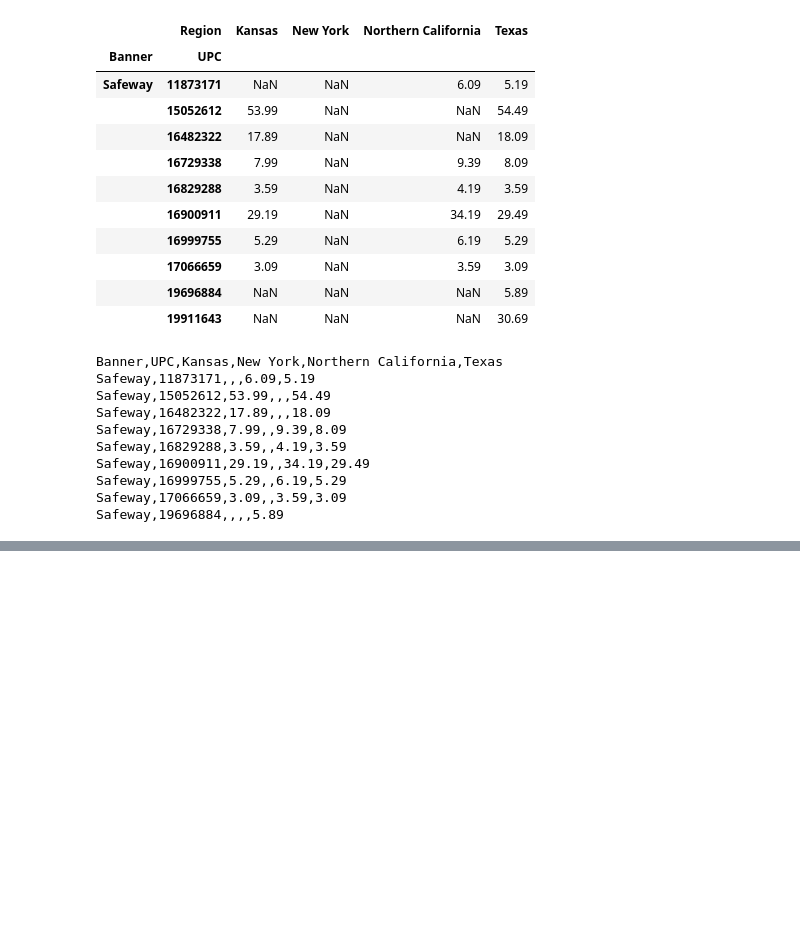
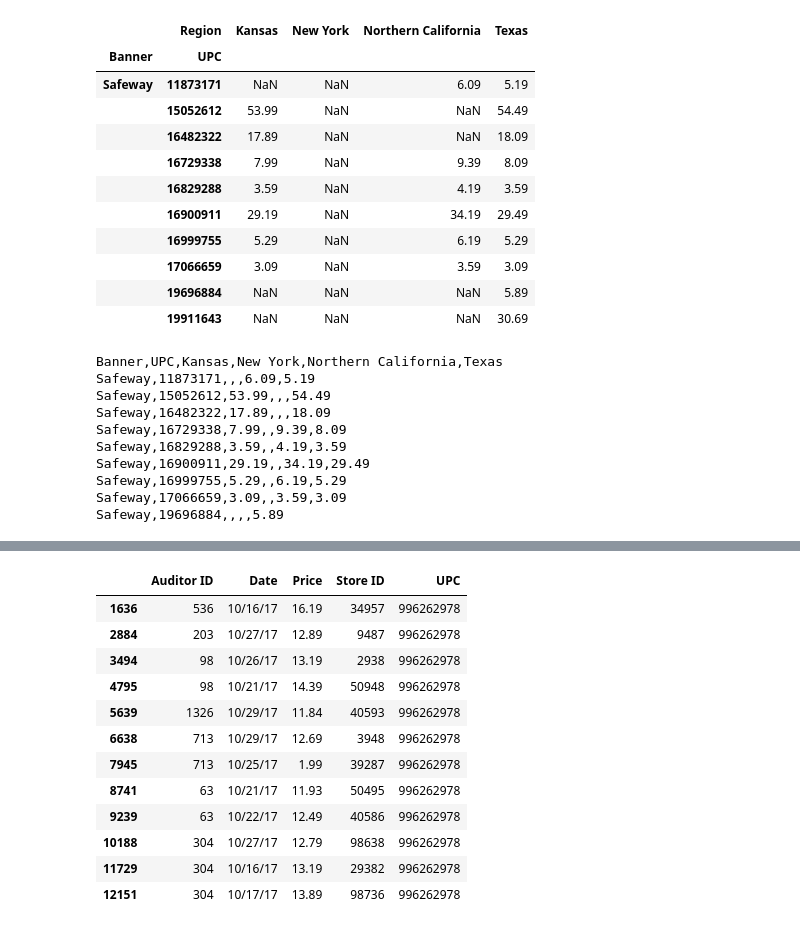
Before and after one commit to sariabod/playground, a Jupyter notebook: challenge/Engage3_Challenge.ipynb, the cells around one changed output, grey strips where cells are left out. Cells and saved outputs as stored; diff of their text form; code cells hidden in the pictures; blank space fills up the shorter version.

```diff
--- a/challenge/Engage3_Challenge.ipynb
+++ b/challenge/Engage3_Challenge.ipynb
@@ -111,0 +201,16 @@ Safeway,19696884,,,,5.89
+# %%
+prices.loc[prices['UPC']==996262978]
+# %% [output]
+|  | Auditor ID | Date | Price | Store ID | UPC |
+| 1636 | 536 | 10/16/17 | 16.19 | 34957 | 996262978 |
+| 2884 | 203 | 10/27/17 | 12.89 | 9487 | 996262978 |
+| 3494 | 98 | 10/26/17 | 13.19 | 2938 | 996262978 |
+| 4795 | 98 | 10/21/17 | 14.39 | 50948 | 996262978 |
+| 5639 | 1326 | 10/29/17 | 11.84 | 40593 | 996262978 |
+| 6638 | 713 | 10/29/17 | 12.69 | 3948 | 996262978 |
+| 7945 | 713 | 10/25/17 | 1.99 | 39287 | 996262978 |
+| 8741 | 63 | 10/21/17 | 11.93 | 50495 | 996262978 |
+| 9239 | 63 | 10/22/17 | 12.49 | 40586 | 996262978 |
+| 10188 | 304 | 10/27/17 | 12.79 | 98638 | 996262978 |
+| 11729 | 304 | 10/16/17 | 13.19 | 29382 | 996262978 |
+| 12151 | 304 | 10/17/17 | 13.89 | 98736 | 996262978 |
```
Also changed, not shown: parts of 18 cells of this notebook.
